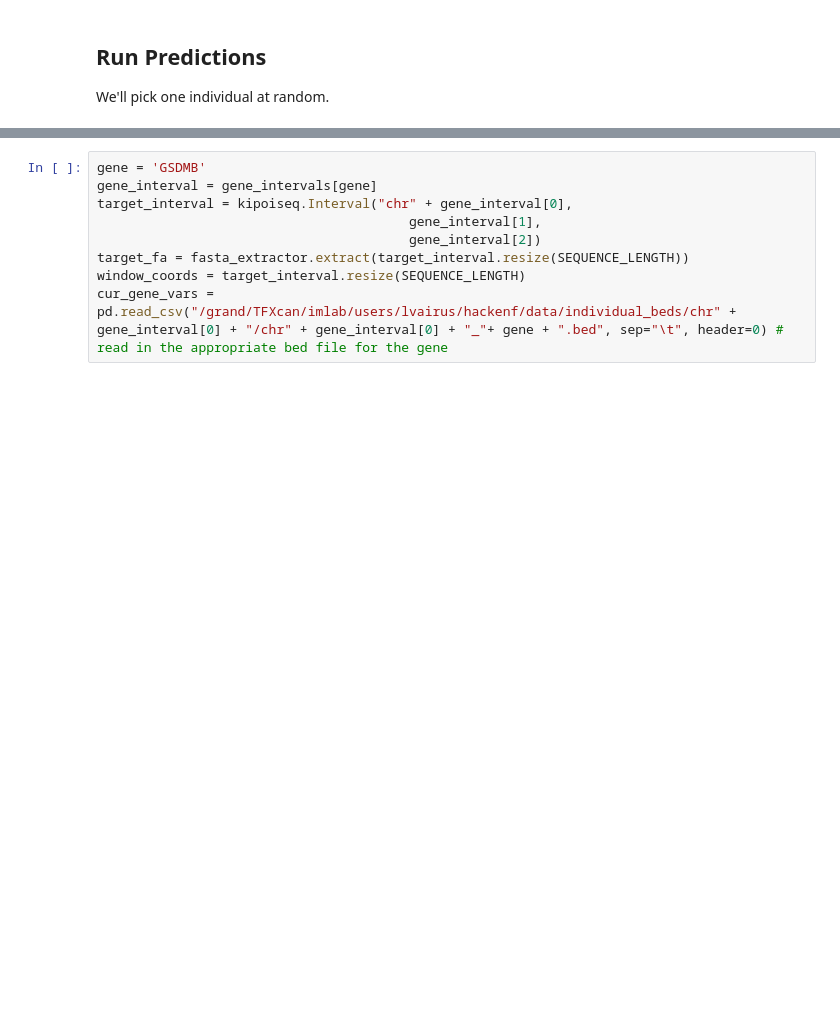
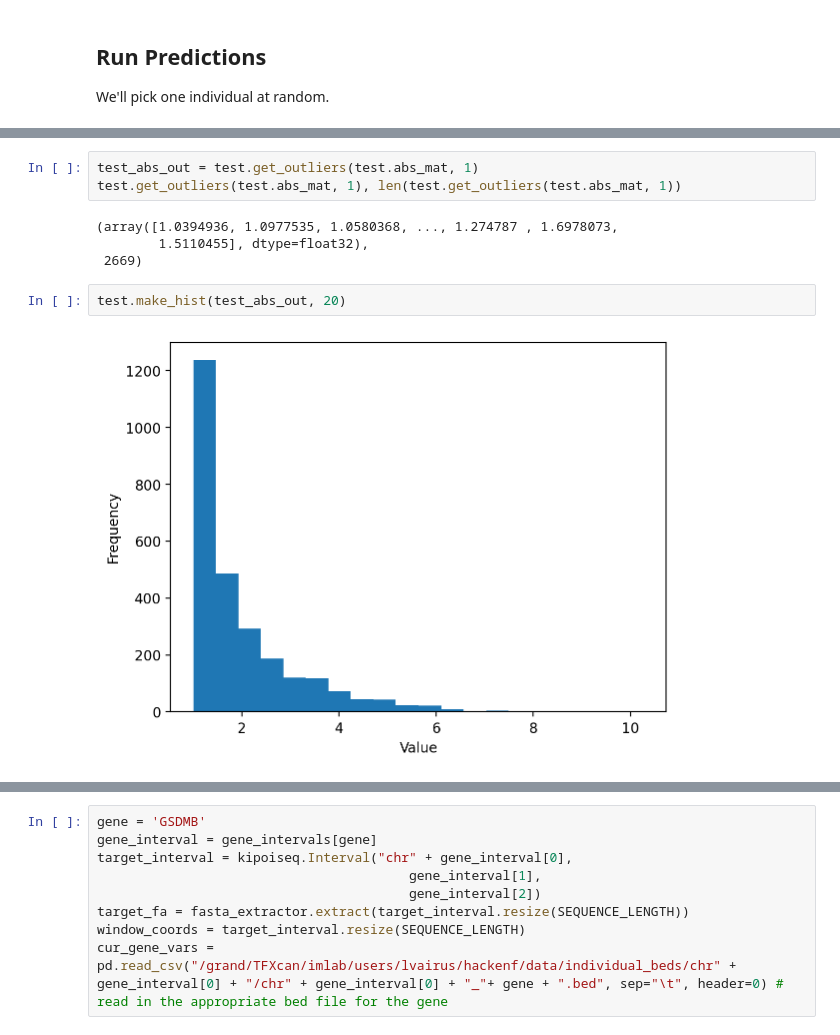
Before and after one commit to lvairus/deep-learning-summer-2023, a Jupyter notebook: posts/2023-07-14-compare-avgs/Compare_averages.ipynb, the cells around one changed output, grey strips where cells are left out. Drawn from its saved outputs; the diff is of its cells as text; blank space fills up the shorter version.

```diff
--- a/posts/2023-07-14-compare-avgs/Compare_averages.ipynb
+++ b/posts/2023-07-14-compare-avgs/Compare_averages.ipynb
@@ -577,0 +818,11 @@ rand_individual = 'NA12413'
+# %%
+test_abs_out = test.get_outliers(test.abs_mat, 1)
+test.get_outliers(test.abs_mat, 1), len(test.get_outliers(test.abs_mat, 1))
+# %% [output]
+(array([1.0394936, 1.0977535, 1.0580368, ..., 1.274787 , 1.6978073,
+        1.5110455], dtype=float32),
+ 2669)
+# %%
+test.make_hist(test_abs_out, 20)
+# %% [output]
+[figure, added]
```
Also changed, not shown: parts of 29 cells of this notebook, 1 other file.
